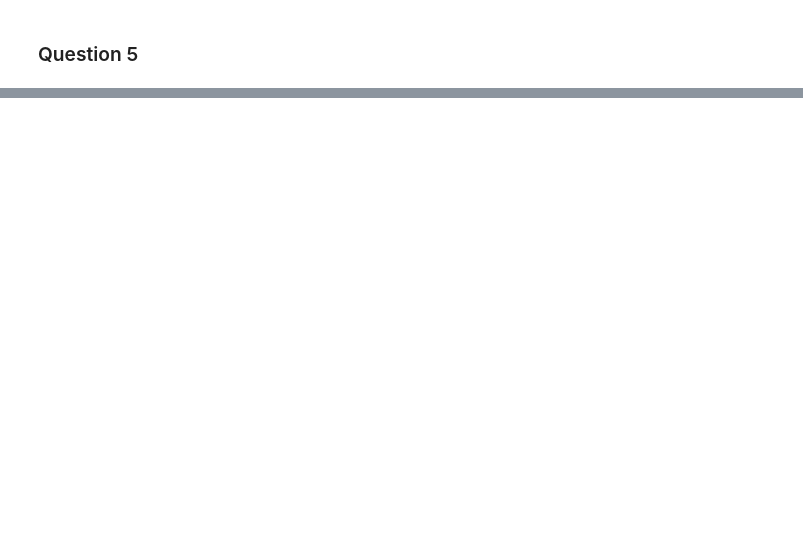
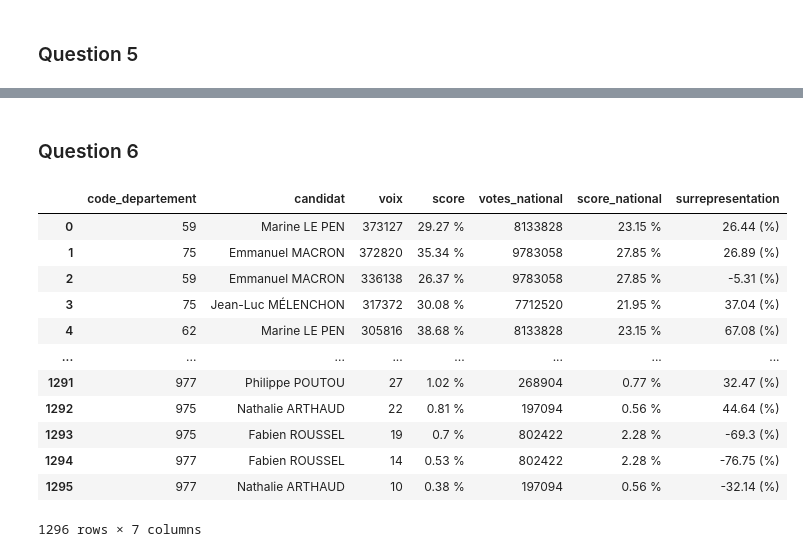
Before and after one commit to LR-Matteo/DM-Python-DataScience, a Jupyter notebook: DM_elections.ipynb, the cells around one changed output, grey strips where cells are left out. Drawn from its saved outputs; the diff is of its cells as text; code cells hidden in the pictures; blank space fills up the shorter version.

```diff
--- a/DM_elections.ipynb
+++ b/DM_elections.ipynb
@@ -183,7 +184,7 @@ votes_france_entiere = votes_nationaux.rename(columns={
     "voix": "Nombre votes (total)",
     "score": "Score (% de votes exprimés)"
 })
-print(votes_nationaux.columns.tolist())
+
 score_departements = score_departements.merge(
     votes_nationaux[["candidat", "Nombre votes (total)", "Score (% de votes exprimés)"]].rename(columns={
         "Nombre votes (total)": "votes_national",
@@ -191,5 +192,6 @@ score_departements = score_departements.merge(
     }),
     on="candidat"
 )
+score_departements["score_national"] = score_departements["score_national"] .astype(str) + " %"
 score_departements
 # %% [output]
@@ -209,0 +228,26 @@ score_departements
+# %% [markdown]
+### Question 6
+# %%
+score_departements["surrepresentation"] = (
+    (score_departements["score"].str.replace(" %", "").astype(float)
+     - score_departements["score_national"] .str.replace(" %", "").astype(float))
+    / score_departements["score_national"] .str.replace(" %", "").astype(float) * 100
+).round(2)
+
+score_departements["surrepresentation"] = score_departements["surrepresentation"].astype(str) + " (%)"
+
+score_departements
+# %% [output]
+|  | code_departement | candidat | voix | score | votes_national | score_national | surrepresentation |
+| 0 | 59 | Marine LE PEN | 373127 | 29.27 % | 8133828 | 23.15 % | 26.44 (%) |
+| 1 | 75 | Emmanuel MACRON | 372820 | 35.34 % | 9783058 | 27.85 % | 26.89 (%) |
+| 2 | 59 | Emmanuel MACRON | 336138 | 26.37 % | 9783058 | 27.85 % | -5.31 (%) |
+| 3 | 75 | Jean-Luc MÉLENCHON | 317372 | 30.08 % | 7712520 | 21.95 % | 37.04 (%) |
+| 4 | 62 | Marine LE PEN | 305816 | 38.68 % | 8133828 | 23.15 % | 67.08 (%) |
+| ... | ... | ... | ... | ... | ... | ... | ... |
+| 1291 | 977 | Philippe POUTOU | 27 | 1.02 % | 268904 | 0.77 % | 32.47 (%) |
+| 1292 | 975 | Nathalie ARTHAUD | 22 | 0.81 % | 197094 | 0.56 % | 44.64 (%) |
+| 1293 | 975 | Fabien ROUSSEL | 19 | 0.7 % | 802422 | 2.28 % | -69.3 (%) |
+| 1294 | 977 | Fabien ROUSSEL | 14 | 0.53 % | 802422 | 2.28 % | -76.75 (%) |
+| 1295 | 977 | Nathalie ARTHAUD | 10 | 0.38 % | 197094 | 0.56 % | -32.14 (%) |
+1296 rows × 7 columns
```
Also changed, not shown: parts of 4 cells of this notebook.
